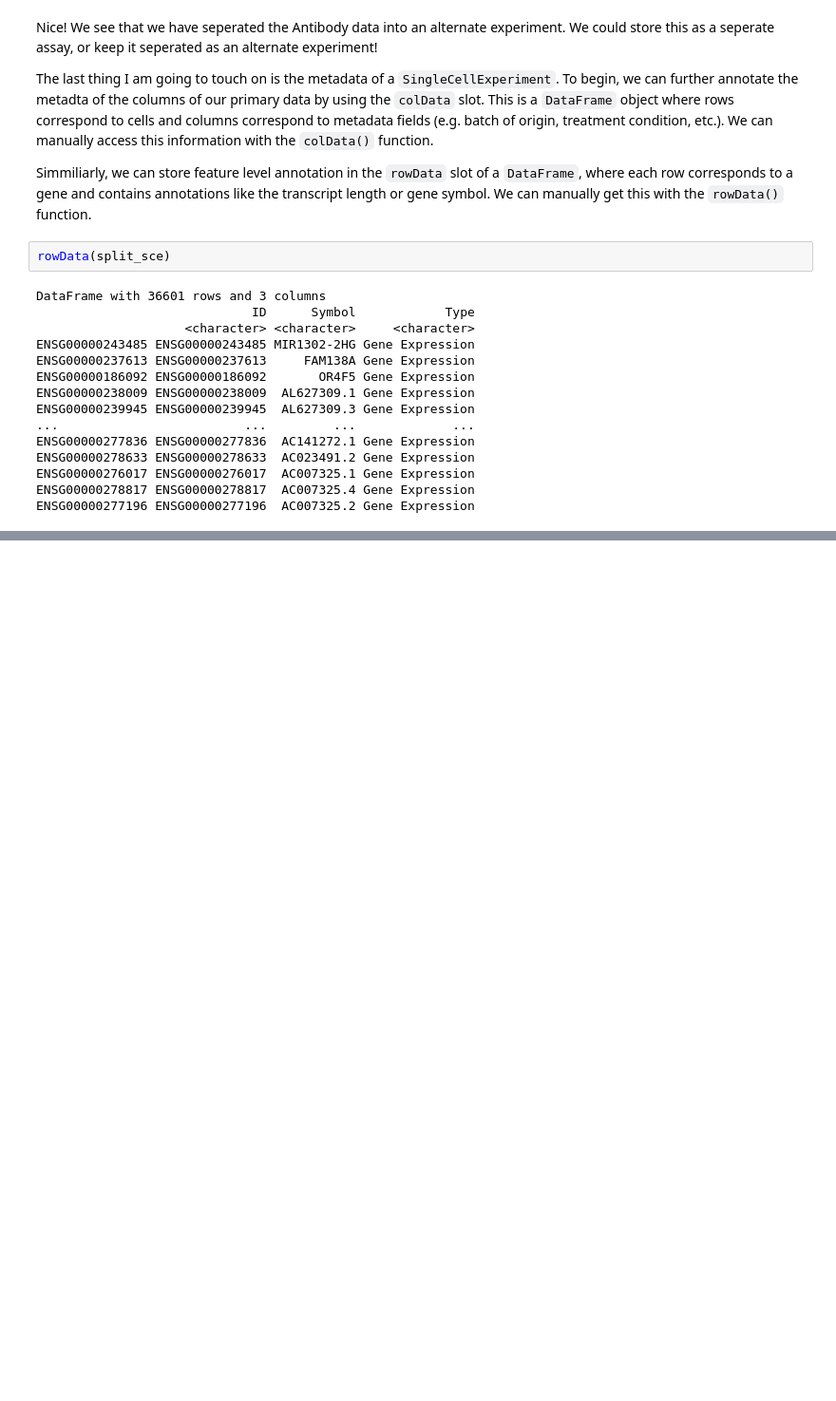
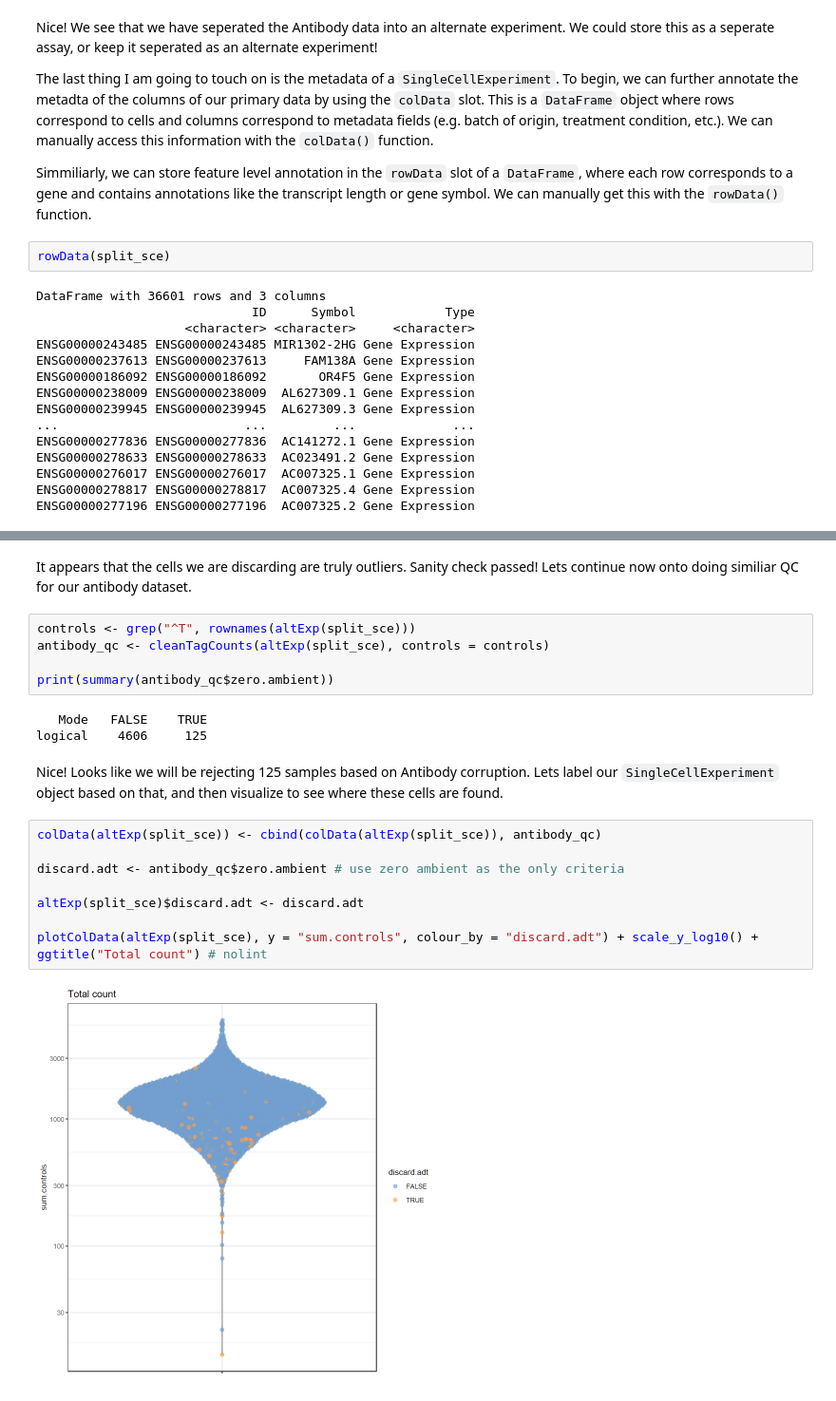
Before and after one commit to piyush-1903/ZandstraEaves_DirectedStudies, a Jupyter notebook: Aim1/d0_RnaSeq/d0_Analysis.ipynb, the cells around one changed output, grey strips where cells are left out. Shown at 95% size. Drawn from its saved outputs; the diff is of its cells as text; blank space fills up the shorter version.

```diff
--- a/Aim1/d0_RnaSeq/d0_Analysis.ipynb
+++ b/Aim1/d0_RnaSeq/d0_Analysis.ipynb
@@ -167,0 +269,22 @@ To avoid/mitigate these issues, we need to remove the problematic cells at the t
+# %% [markdown]
+It appears that the cells we are discarding are truly outliers. Sanity check passed! Lets continue now onto doing similiar QC for our antibody dataset.
+# %%
+controls <- grep("^T", rownames(altExp(split_sce)))
+antibody_qc <- cleanTagCounts(altExp(split_sce), controls = controls)
+
+print(summary(antibody_qc$zero.ambient))
+# %% [output]
+   Mode   FALSE    TRUE
+logical    4606     125
+# %% [markdown]
+Nice! Looks like we will be rejecting 125 samples based on Antibody corruption. Lets label our `SingleCellExperiment` object based on that, and then visualize to see where these cells are found.
+# %%
+colData(altExp(split_sce)) <- cbind(colData(altExp(split_sce)), antibody_qc)
+
+discard.adt <- antibody_qc$zero.ambient # use zero ambient as the only criteria
+
+altExp(split_sce)$discard.adt <- discard.adt
+
+plotColData(altExp(split_sce), y = "sum.controls", colour_by = "discard.adt") + scale_y_log10() + ggtitle("Total count") # nolint
+# %% [output]
+[figure, added]
```
Also changed, not shown: parts of 11 cells of this notebook, 11 other files.
